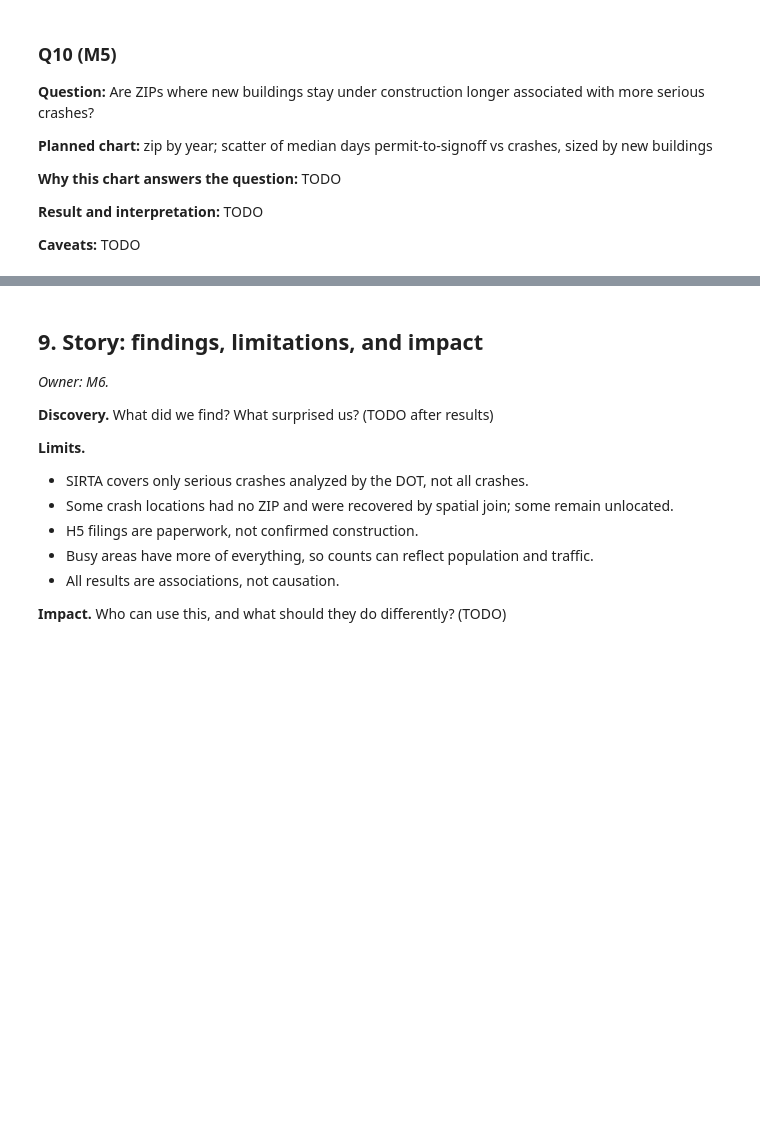
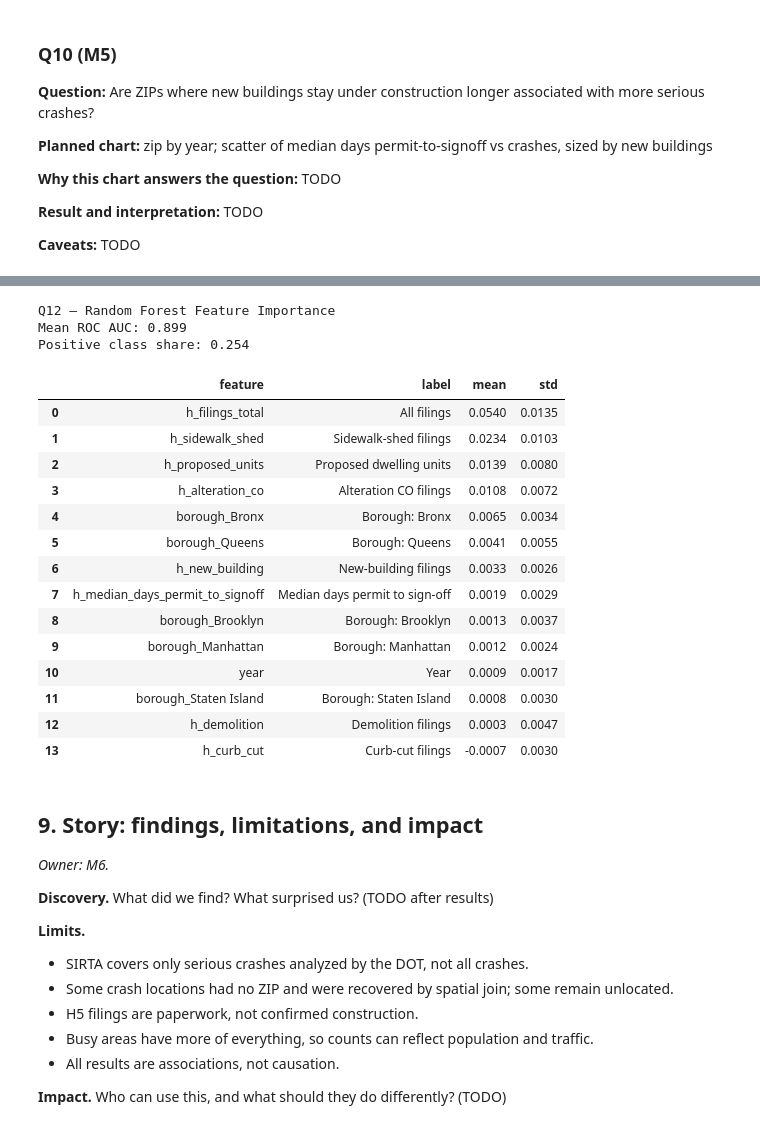
Before and after one commit to emilysalama/nyc-housing-safety, a Jupyter notebook: notebooks/master_notebook.ipynb, the cells around one changed output, grey strips where cells are left out. Drawn from its saved outputs; the diff is of its cells as text; code cells hidden in the pictures; blank space fills up the shorter version.

Commit message:
Notebook: add Q5 Q6 and verified Q12 results

```diff
--- a/notebooks/master_notebook.ipynb
+++ b/notebooks/master_notebook.ipynb
@@ -321,3 +596,71 @@ and whether construction metrics outrank borough and year.)*
+# %%
+
+from pathlib import Path
+import pandas as pd
+import plotly.express as px
+from src.charts import q12
+
+# Find the repository root
+ROOT = Path.cwd() if (Path.cwd() / "data").exists() else Path.cwd().parent
+
+# Load the same integrated data used by the website
+zip_year = pd.read_csv(
+    ROOT / "data/clean/zip_year_integrated.csv",
+    dtype={"zip": str}
+)
+
+# Run the actual grouped cross-validation analysis
+importance, auc, positive_share = q12.compute_importance(zip_year)
+
+# Display verified numerical results
+print("Q12 — Random Forest Feature Importance")
+print(f"Mean ROC AUC: {auc:.3f}")
+print(f"Positive class share: {positive_share:.3f}")
+
+display(
+    importance.sort_values("mean", ascending=False)
+    .round(4)
+)
+
+# Plot actual permutation importance values
+plot_data = importance.sort_values("mean", ascending=True)
+
+fig_q12 = px.bar(
+    plot_data,
+    x="mean",
+    y="label",
+    error_x="std",
+    orientation="h",
+    title="Q12: Which Features Predict High-Crash ZIP-Years?",
+    labels={
+        "mean": "Mean decrease in held-out ROC AUC",
+        "label": "Feature"
+    },
+    height=650
+)
+
+fig_q12.add_vline(x=0, line_dash="dash")
+fig_q12.update_layout(yaxis_title="", xaxis_title="Permutation importance")
+fig_q12.show()
+# %% [output]
+Q12 — Random Forest Feature Importance
+Mean ROC AUC: 0.899
+Positive class share: 0.254
+|  | feature | label | mean | std |
+| 0 | h_filings_total | All filings | 0.0540 | 0.0135 |
+| 1 | h_sidewalk_shed | Sidewalk-shed filings | 0.0234 | 0.0103 |
+| 2 | h_proposed_units | Proposed dwelling units | 0.0139 | 0.0080 |
+| 3 | h_alteration_co | Alteration CO filings | 0.0108 | 0.0072 |
+| 4 | borough_Bronx | Borough: Bronx | 0.0065 | 0.0034 |
+| 5 | borough_Queens | Borough: Queens | 0.0041 | 0.0055 |
+| 6 | h_new_building | New-building filings | 0.0033 | 0.0026 |
+| 7 | h_median_days_permit_to_signoff | Median days permit to sign-off | 0.0019 | 0.0029 |
+| 8 | borough_Brooklyn | Borough: Brooklyn | 0.0013 | 0.0037 |
+| 9 | borough_Manhattan | Borough: Manhattan | 0.0012 | 0.0024 |
+| 10 | year | Year | 0.0009 | 0.0017 |
+| 11 | borough_Staten Island | Borough: Staten Island | 0.0008 | 0.0030 |
+| 12 | h_demolition | Demolition filings | 0.0003 | 0.0047 |
+| 13 | h_curb_cut | Curb-cut filings | -0.0007 | 0.0030 |
 # %% [markdown]
 ## 9. Story: findings, limitations, and impact
 
```
Also changed, not shown: parts of 13 cells of this notebook.
